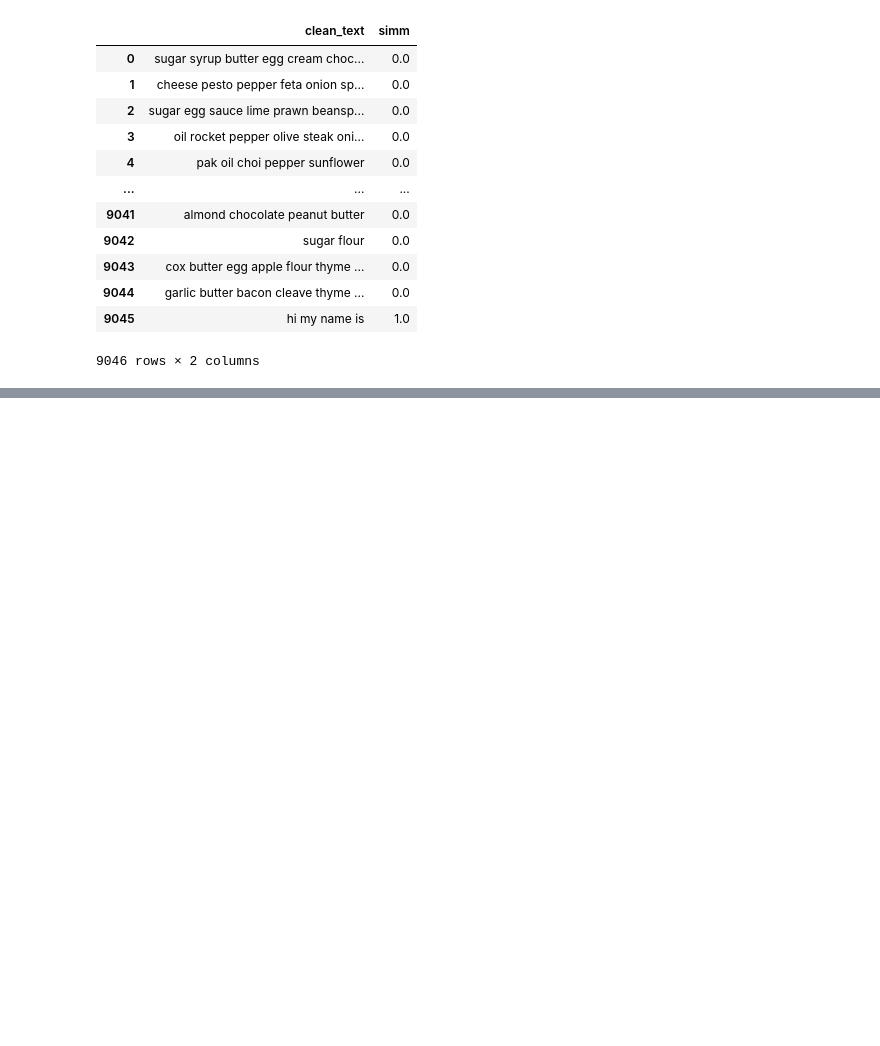
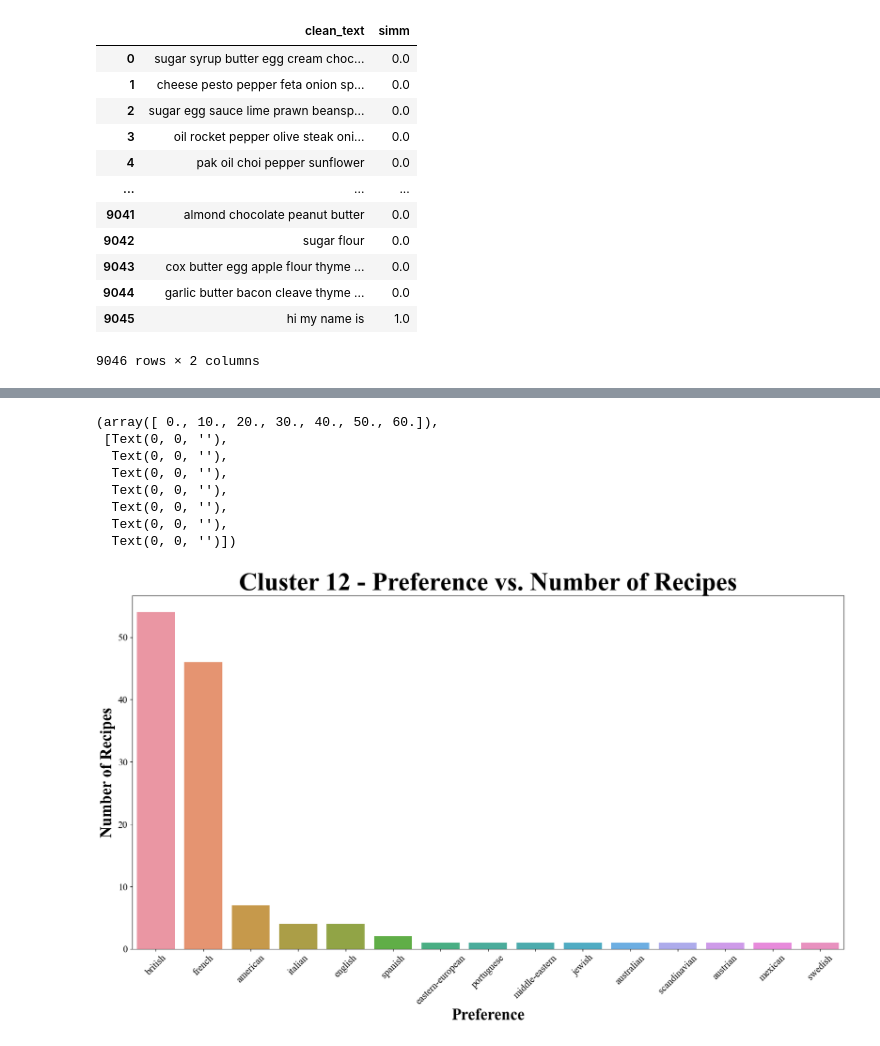
Before and after one commit to camillemolen/replenish_streamlit, a Jupyter notebook: Untitled.ipynb, the cells around one changed output, grey strips where cells are left out. Cells and saved outputs as stored; diff of their text form; code cells hidden in the pictures; blank space fills up the shorter version.

```diff
--- a/Untitled.ipynb
+++ b/Untitled.ipynb
@@ -169,0 +192,9 @@ df_t
+# %%
+select = 12
+# %%
+cluster_counts = processed_df.groupby('cluster')['recipe_title'].count().reset_index()
+cluster_counts.rename(columns={'recipe_title': 'Number of Recipes'}, inplace=True)
+
+cluster_df = processed_df[processed_df['cluster'] == select]
+cuisine_counts = cluster_df['preference'].value_counts()
+fig_df = pd.DataFrame(cuisine_counts).reset_index()
@@ -169,0 +220,18 @@ df_t
+# %%
+fig= plt.figure(figsize=(20, 10), facecolor=(0,0,0,0))
+sns.barplot(x = fig_df['index'], y = fig_df['preference'])
+plt.xlabel('Preference', fontsize=25, fontname="Times New Roman",fontweight="bold")
+plt.ylabel('Number of Recipes', fontsize=25, fontname="Times New Roman",fontweight="bold")
+plt.title(f'Cluster {select} - Preference vs. Number of Recipes', fontsize=40, fontname="Times New Roman",fontweight="bold")
+plt.xticks(rotation=45, fontsize=15, fontname="Times New Roman")
+plt.yticks(fontsize=15, fontname="Times New Roman")
+# %% [output]
+(array([ 0., 10., 20., 30., 40., 50., 60.]),
+ [Text(0, 0, ''),
+  Text(0, 0, ''),
+  Text(0, 0, ''),
+  Text(0, 0, ''),
+  Text(0, 0, ''),
+  Text(0, 0, ''),
+  Text(0, 0, '')])
+[figure, added]
```
Also changed, not shown: parts of 5 cells of this notebook, 2 other files.
